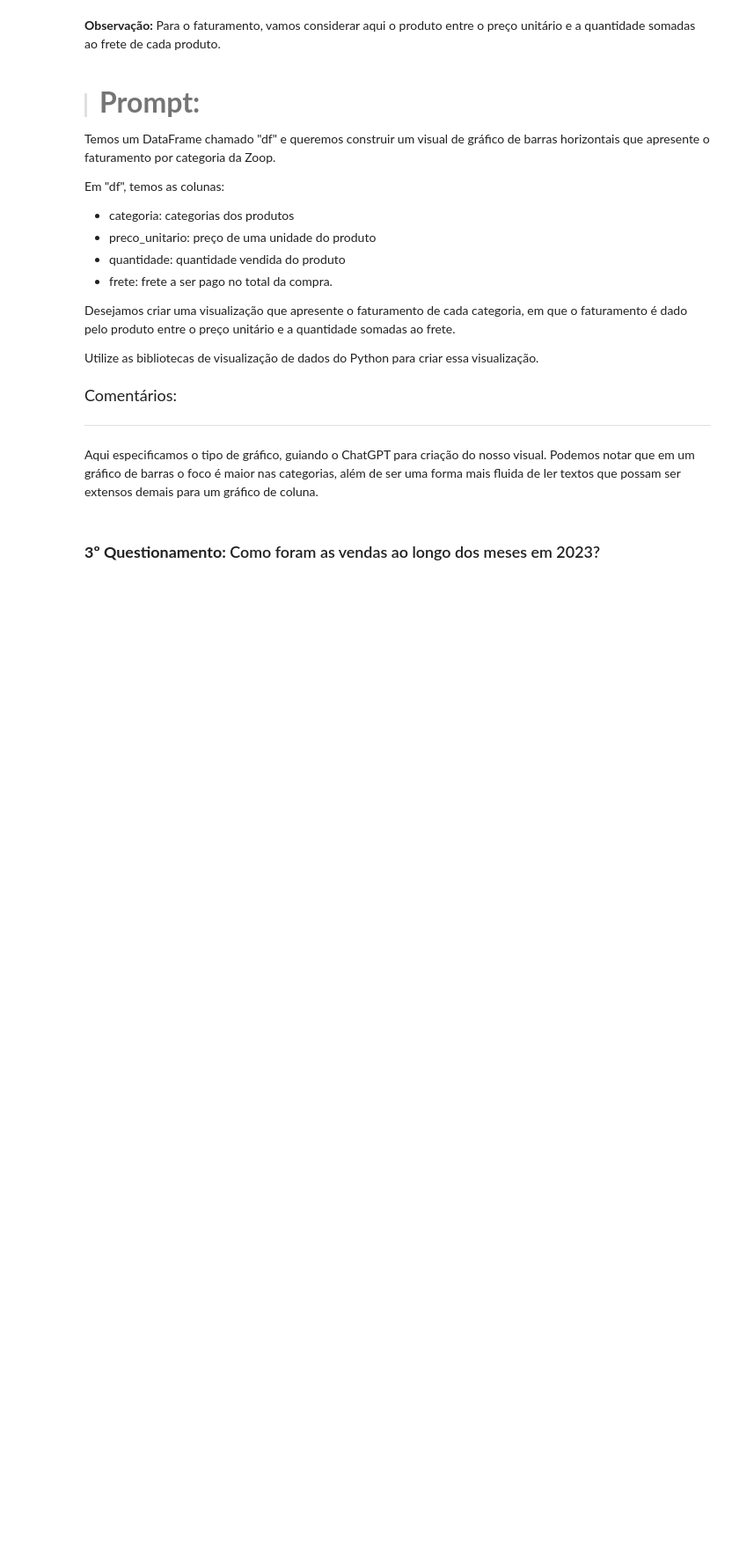
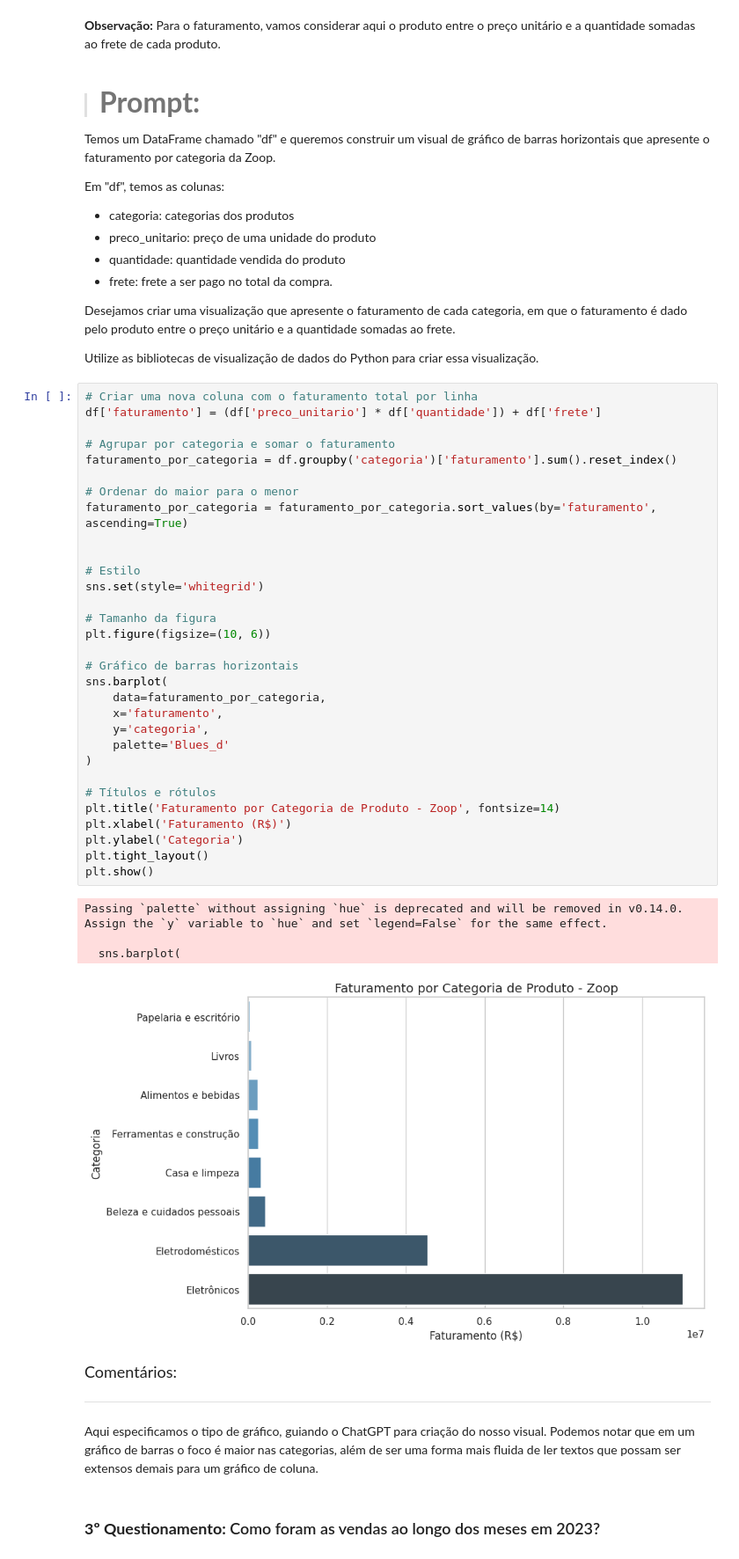
Before and after one commit to VilmarJNR/datascience-zoop, a Jupyter notebook: datascience_zoop.ipynb, the cells around one changed output. Shown: that part at 88% size. Drawn from its saved outputs; the diff is of its cells as text; blank space fills up the shorter version.

```diff
--- a/datascience_zoop.ipynb
+++ b/datascience_zoop.ipynb
@@ -411,6 +489,42 @@ Em "df", temos as colunas:
 Desejamos criar uma visualização que apresente o faturamento de cada categoria, em que o faturamento é dado pelo produto entre o preço unitário e a quantidade somadas ao frete.
 
 Utilize as bibliotecas de visualização de dados do Python para criar essa visualização.
+# %%
+# Criar uma nova coluna com o faturamento total por linha
+df['faturamento'] = (df['preco_unitario'] * df['quantidade']) + df['frete']
+
+# Agrupar por categoria e somar o faturamento
+faturamento_por_categoria = df.groupby('categoria')['faturamento'].sum().reset_index()
+
+# Ordenar do maior para o menor
+faturamento_por_categoria = faturamento_por_categoria.sort_values(by='faturamento', ascending=True)
+
+
+# Estilo
+sns.set(style='whitegrid')
+
+# Tamanho da figura
+plt.figure(figsize=(10, 6))
+
+# Gráfico de barras horizontais
+sns.barplot(
+    data=faturamento_por_categoria,
+    x='faturamento',
+    y='categoria',
+    palette='Blues_d'
+)
+
+# Títulos e rótulos
+plt.title('Faturamento por Categoria de Produto - Zoop', fontsize=14)
+plt.xlabel('Faturamento (R$)')
+plt.ylabel('Categoria')
+plt.tight_layout()
+plt.show()
+# %% [output]
+Passing `palette` without assigning `hue` is deprecated and will be removed in v0.14.0. Assign the `y` variable to `hue` and set `legend=False` for the same effect.
+
+  sns.barplot(
+[figure, added]
 # %% [markdown]
 <font color="7b71ff" size=4> Comentários: </font>
 
```
Also changed, not shown: parts of 12 cells of this notebook.
